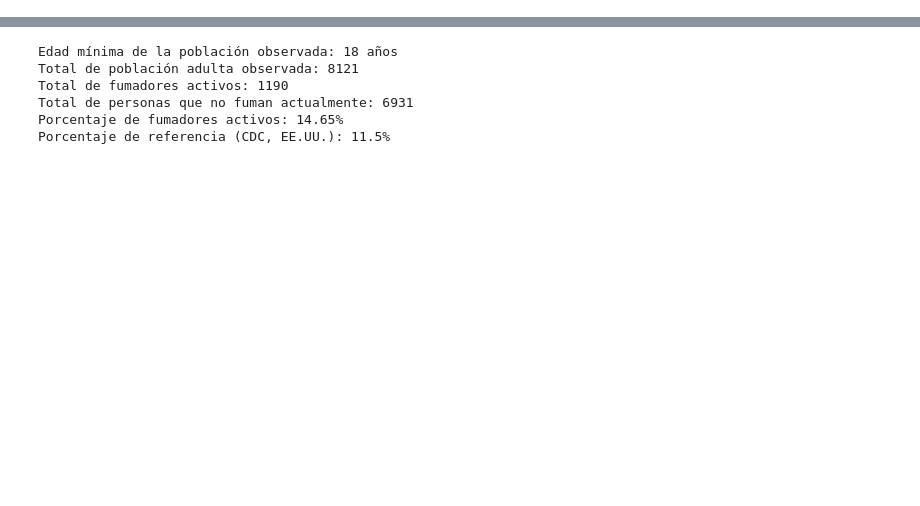
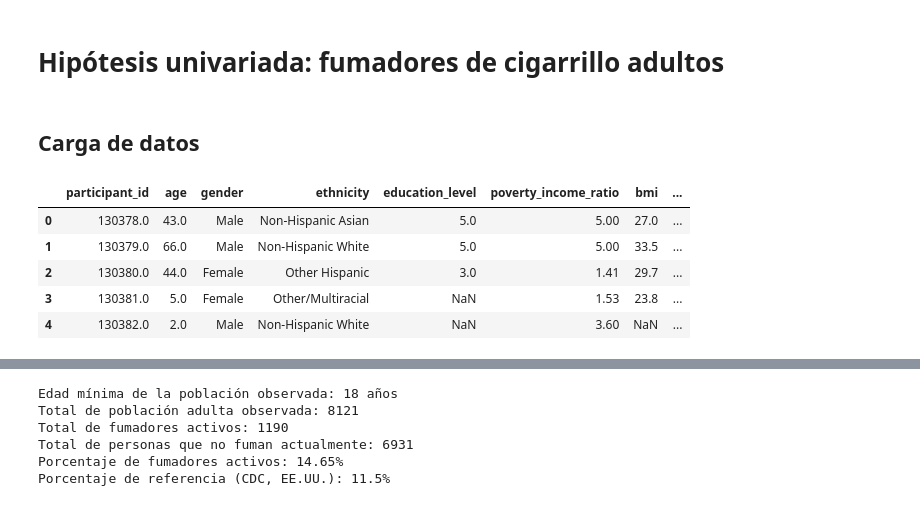
Before and after one commit to FranGonzalez354/TPE_fundamentos, a Jupyter notebook: hipotesis_univariada_fumadores.ipynb, the cells around one changed output, grey strips where cells are left out. Cells and saved outputs as stored; diff of their text form; code cells hidden in the pictures; blank space fills up the shorter version.

```diff
--- a/hipotesis_univariada_fumadores.ipynb
+++ b/hipotesis_univariada_fumadores.ipynb
@@ -0,0 +1,20 @@
+# %% [markdown]
+# Hipótesis univariada: fumadores de cigarrillo adultos
+# %% [markdown]
+## Carga de datos
+# %%
+import numpy as np
+import pandas as pd
+import scipy.stats as stats
+import matplotlib.pyplot as plt
+
+data = pd.read_csv("CKD-NHANES/CKD_NHANES_2021_2023.csv", sep = ",", encoding = "latin1", on_bad_lines= "skip")
+pd.set_option("display.max_columns", None)
+data.head()
+# %% [output]
+|  | participant_id | age | gender | ethnicity | education_level | poverty_income_ratio | bmi | ... |
+| 0 | 130378.0 | 43.0 | Male | Non-Hispanic Asian | 5.0 | 5.00 | 27.0 | ... |
+| 1 | 130379.0 | 66.0 | Male | Non-Hispanic White | 5.0 | 5.00 | 33.5 | ... |
+| 2 | 130380.0 | 44.0 | Female | Other Hispanic | 3.0 | 1.41 | 29.7 | ... |
+| 3 | 130381.0 | 5.0 | Female | Other/Multiracial | NaN | 1.53 | 23.8 | ... |
+| 4 | 130382.0 | 2.0 | Male | Non-Hispanic White | NaN | 3.60 | NaN | ... |
```
Also changed, not shown: parts of 16 cells of this notebook, 1 other file.
